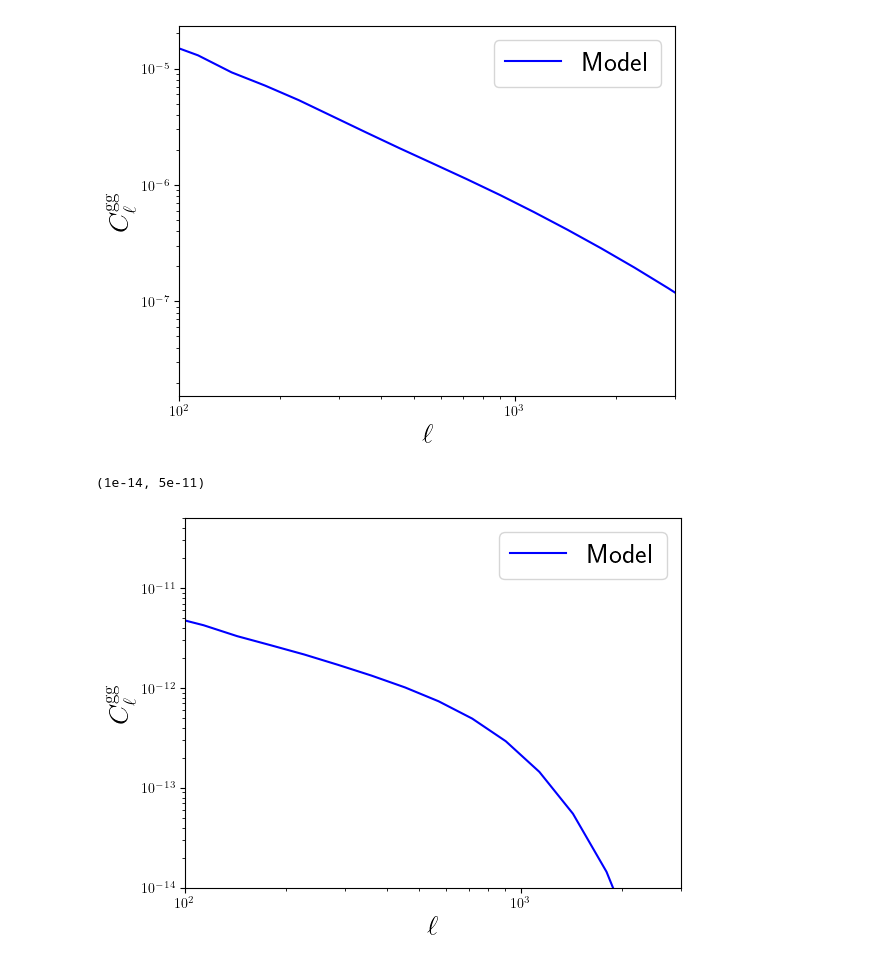
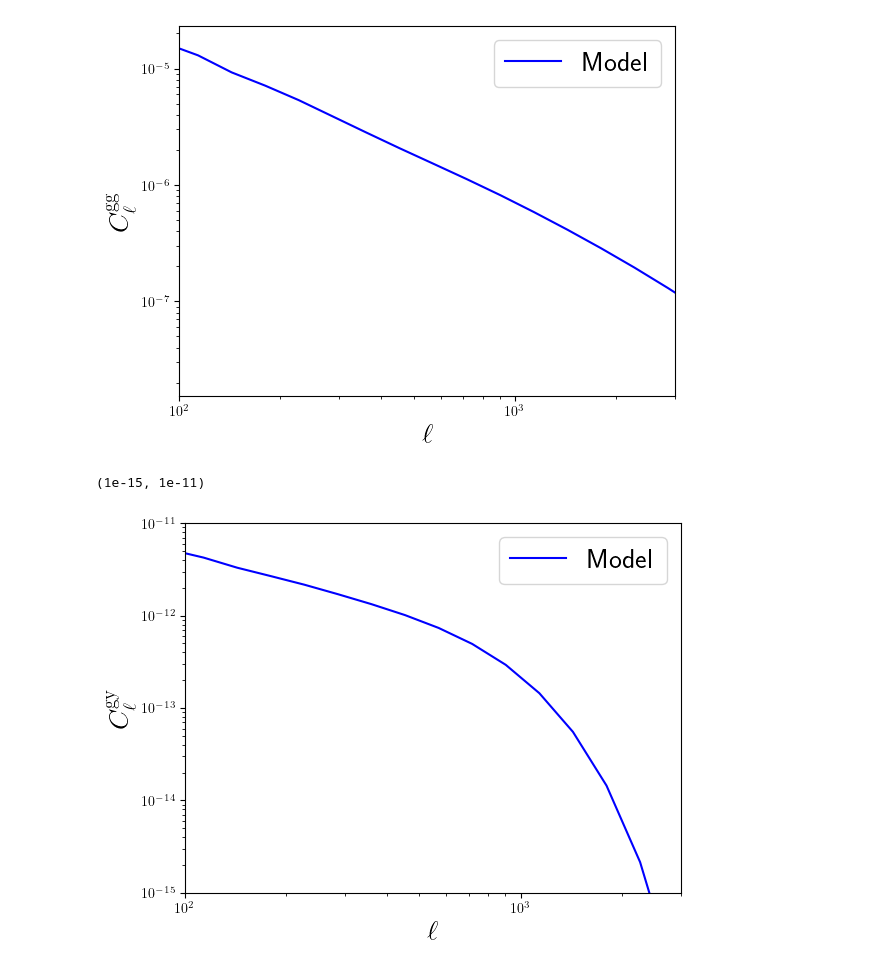
Before and after one commit to shivampcosmo/GODMAX, a Jupyter notebook: notebooks/xCMASS/test_Cls.ipynb, the cells around one changed output. Saved outputs shown, nothing was run; the diff lists cells and outputs as text; code cells hidden in the pictures.

```diff
--- a/notebooks/xCMASS/test_Cls.ipynb
+++ b/notebooks/xCMASS/test_Cls.ipynb
@@ -229,13 +241,13 @@ pl.xlim(100, 3e3)
 # %%
 pl.figure
 pl.plot(Cls_test.ell_array, Cls_test.Cl_gal_y_tot_mat[:,0], color='blue', label=r'Model')
 pl.xscale('log')
 pl.yscale('log')
 pl.xlabel(r'$\ell$', fontsize=20)
-pl.ylabel(r'$C_\ell^{\mathrm{gg}}$', fontsize=20)
+pl.ylabel(r'$C_\ell^{\mathrm{gy}}$', fontsize=20)
 pl.legend(fontsize=20)
 pl.xlim(100, 3e3)
-pl.ylim(1e-14, 5e-11)
+pl.ylim(1e-15, 1e-11)
 # %% [output]
-(1e-14, 5e-11)
+(1e-15, 1e-11)
-[figure, old version]
+[figure, new version]
```
Also changed, not shown: parts of 1 cell of this notebook, 1 other file.
